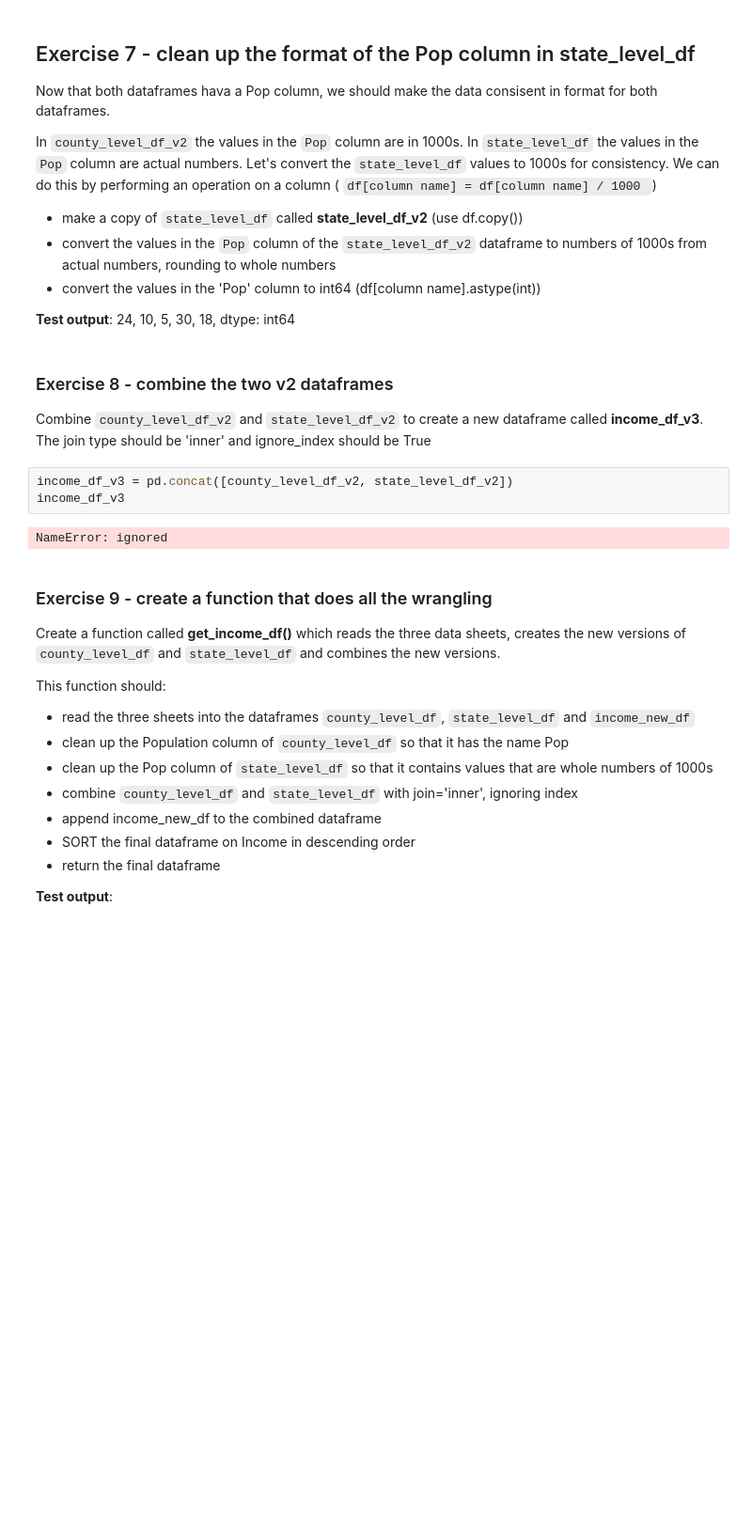
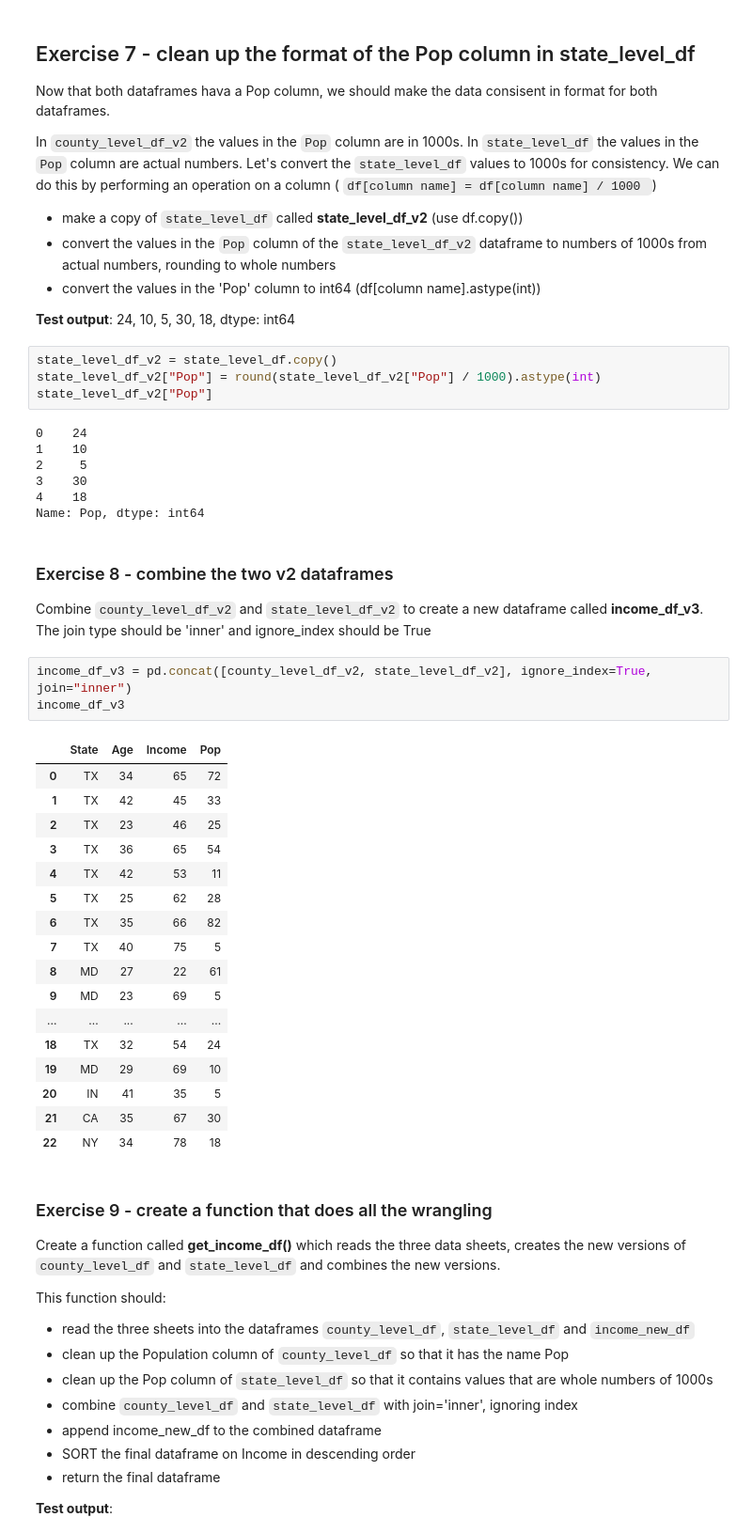
Before and after one commit to kKravtsova/data_and_python, a Jupyter notebook: Wrangle_the_data_kkravtsova.ipynb, the cells around one changed output. Shown: that part at 94% size. Drawn from its saved outputs; the diff is of its cells as text; blank space fills up the shorter version.

```diff
--- a/Wrangle_the_data_kkravtsova.ipynb
+++ b/Wrangle_the_data_kkravtsova.ipynb
@@ -254,15 +254,42 @@ In `county_level_df_v2` the values in the `Pop` column are in 1000s.  In `state_
 
 **Test output**:
 24, 10, 5, 30, 18, dtype: int64
+# %%
+state_level_df_v2 = state_level_df.copy()
+state_level_df_v2["Pop"] = round(state_level_df_v2["Pop"] / 1000).astype(int)
+state_level_df_v2["Pop"]
+# %% [output]
+0    24
+1    10
+2     5
+3    30
+4    18
+Name: Pop, dtype: int64
 # %% [markdown]
 ### Exercise 8 - combine the two v2 dataframes
 
 Combine `county_level_df_v2` and `state_level_df_v2` to create a new dataframe called **income_df_v3**.  The join type should be 'inner' and ignore_index should be True
 # %%
-income_df_v3 = pd.concat([county_level_df_v2, state_level_df_v2])
+income_df_v3 = pd.concat([county_level_df_v2, state_level_df_v2], ignore_index=True, join="inner")
 income_df_v3
 # %% [output]
-NameError: ignored
+|  | State | Age | Income | Pop |
+| 0 | TX | 34 | 65 | 72 |
+| 1 | TX | 42 | 45 | 33 |
+| 2 | TX | 23 | 46 | 25 |
+| 3 | TX | 36 | 65 | 54 |
+| 4 | TX | 42 | 53 | 11 |
+| 5 | TX | 25 | 62 | 28 |
+| 6 | TX | 35 | 66 | 82 |
+| 7 | TX | 40 | 75 | 5 |
+| 8 | MD | 27 | 22 | 61 |
+| 9 | MD | 23 | 69 | 5 |
+| ... | ... | ... | ... | ... |
+| 18 | TX | 32 | 54 | 24 |
+| 19 | MD | 29 | 69 | 10 |
+| 20 | IN | 41 | 35 | 5 |
+| 21 | CA | 35 | 67 | 30 |
+| 22 | NY | 34 | 78 | 18 |
 # %% [markdown]
 ###  Exercise 9 - create a function that does all the wrangling
 
```
Also changed, not shown: parts of 5 cells of this notebook.
